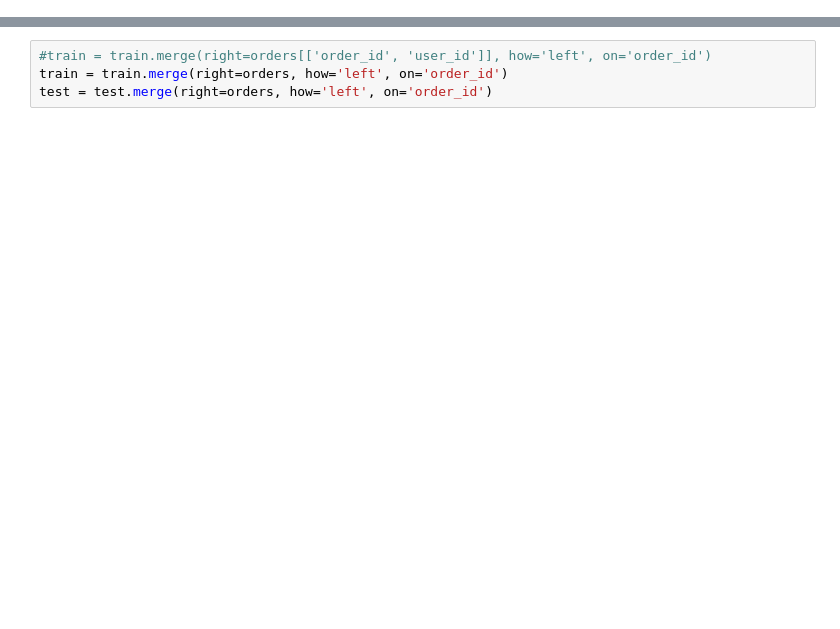
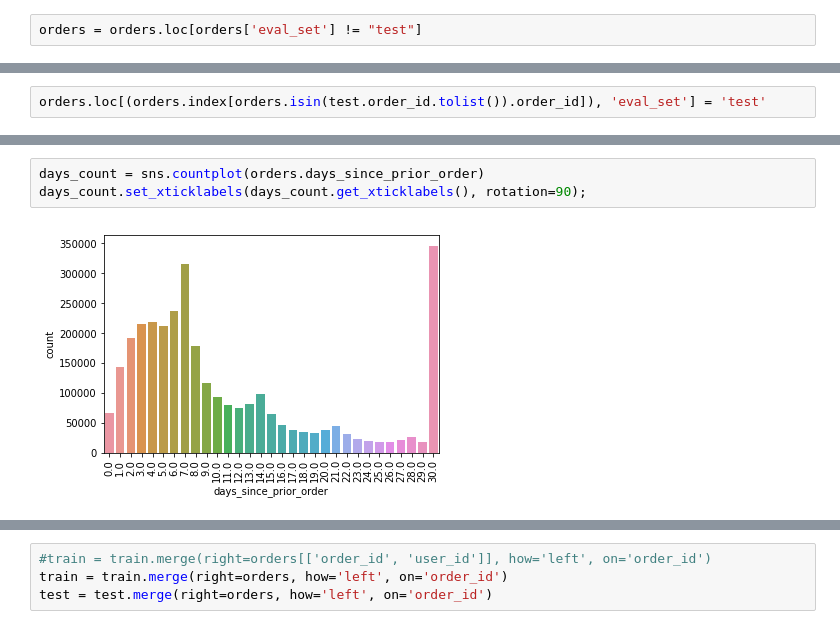
Before and after one commit to valfehr/Instacart, a Jupyter notebook: Untitled.ipynb, the cells around one changed output, grey strips where cells are left out. Drawn from its saved outputs; the diff is of its cells as text; blank space fills up the shorter version.

```diff
--- a/Untitled.ipynb
+++ b/Untitled.ipynb
@@ -46,0 +68,2 @@ train.head()
+# %%
+orders = orders.loc[orders['eval_set'] != "test"]
@@ -46,0 +78,2 @@ train.head()
+# %%
+orders.loc[(orders.index[orders.isin(test.order_id.tolist()).order_id]), 'eval_set'] = 'test'
@@ -46,0 +93,5 @@ train.head()
+# %%
+days_count = sns.countplot(orders.days_since_prior_order)
+days_count.set_xticklabels(days_count.get_xticklabels(), rotation=90);
+# %% [output]
+[figure, added]
```
Also changed, not shown: parts of 65 cells of this notebook.
